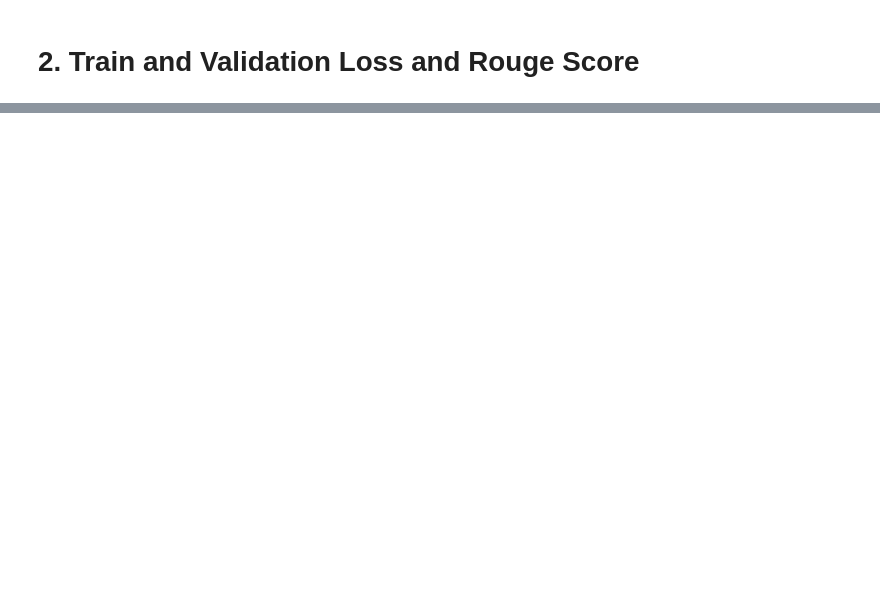
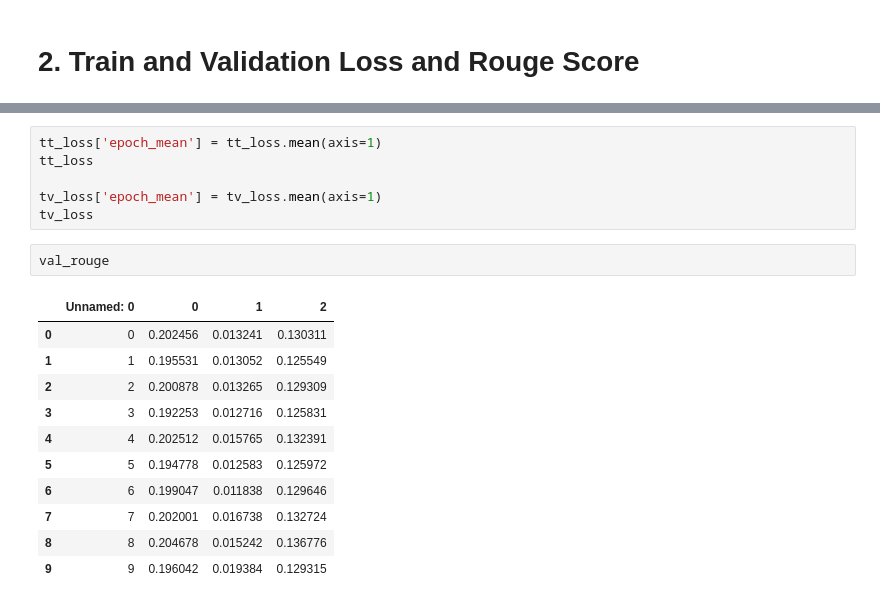
Before and after one commit to ClaudiaYao/PDF_conversion, a Jupyter notebook: model_summarizer/model_evaluation.ipynb, the cells around one changed output, grey strips where cells are left out. Saved outputs shown, nothing was run; the diff lists cells and outputs as text; blank space fills up the shorter version.

```diff
--- a/model_summarizer/model_evaluation.ipynb
+++ b/model_summarizer/model_evaluation.ipynb
@@ -56,0 +34,20 @@ plt.show()
+# %%
+tt_loss['epoch_mean'] = tt_loss.mean(axis=1)
+tt_loss
+
+tv_loss['epoch_mean'] = tv_loss.mean(axis=1)
+tv_loss
+# %%
+val_rouge
+# %% [output]
+|  | Unnamed: 0 | 0 | 1 | 2 |
+| 0 | 0 | 0.202456 | 0.013241 | 0.130311 |
+| 1 | 1 | 0.195531 | 0.013052 | 0.125549 |
+| 2 | 2 | 0.200878 | 0.013265 | 0.129309 |
+| 3 | 3 | 0.192253 | 0.012716 | 0.125831 |
+| 4 | 4 | 0.202512 | 0.015765 | 0.132391 |
+| 5 | 5 | 0.194778 | 0.012583 | 0.125972 |
+| 6 | 6 | 0.199047 | 0.011838 | 0.129646 |
+| 7 | 7 | 0.202001 | 0.016738 | 0.132724 |
+| 8 | 8 | 0.204678 | 0.015242 | 0.136776 |
+| 9 | 9 | 0.196042 | 0.019384 | 0.129315 |
```
Also changed, not shown: parts of 10 cells of this notebook.
